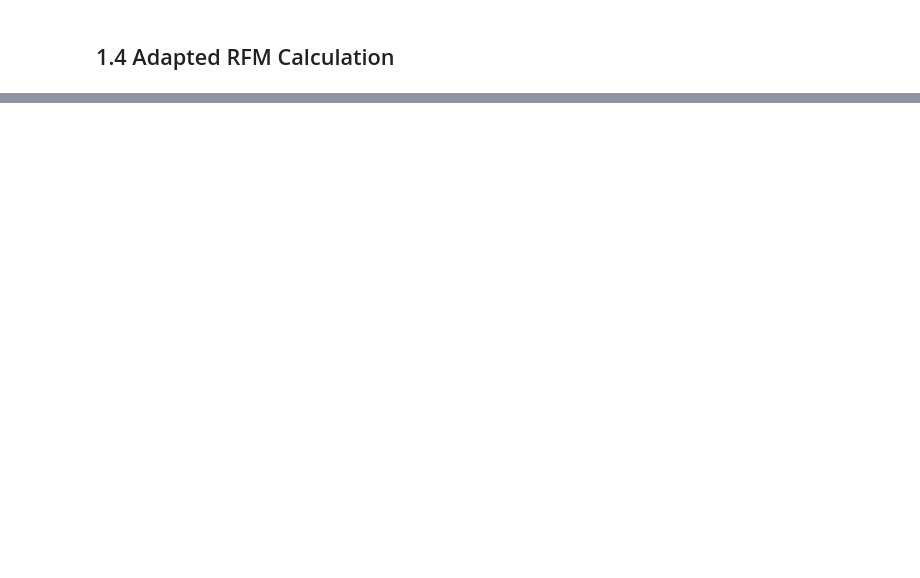
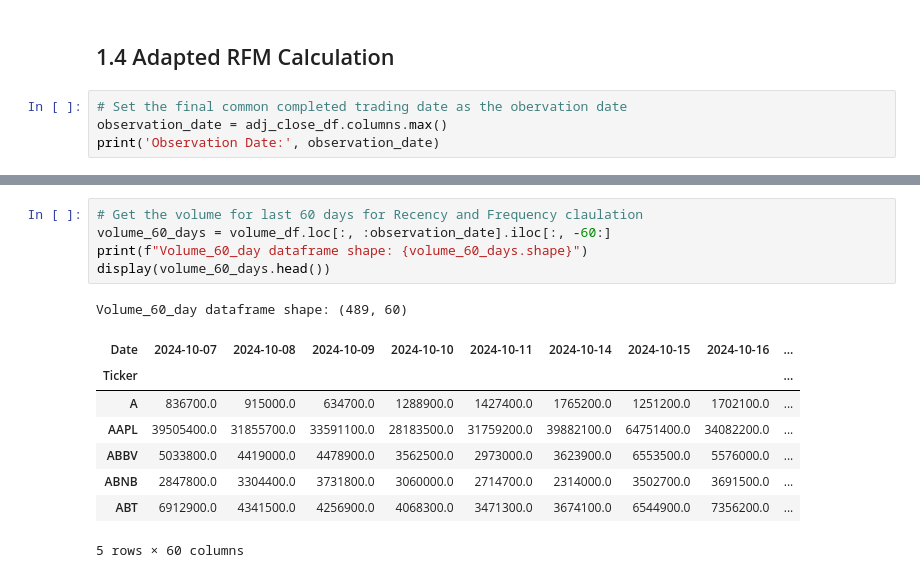
Before and after one commit to Govindu-Sathruwan/CRM-CM-CW1, a Jupyter notebook: CRM_&_CM_CW1.ipynb, the cells around one changed output, grey strips where cells are left out. Drawn from its saved outputs; the diff is of its cells as text; blank space fills up the shorter version.

Commit message:
Finish setting up data for RFM calculation, define unusually high volume days and calculate recency

```diff
--- a/CRM_&_CM_CW1.ipynb
+++ b/CRM_&_CM_CW1.ipynb
@@ -393,2 +396,6 @@ Rows remaining: 101296
 # %% [markdown]
 ## 1.4 Adapted RFM Calculation
+# %%
+# Set the final common completed trading date as the obervation date
+observation_date = adj_close_df.columns.max()
+print('Observation Date:', observation_date)
@@ -394,0 +404,15 @@ Rows remaining: 101296
+# %%
+# Get the volume for last 60 days for Recency and Frequency claulation
+volume_60_days = volume_df.loc[:, :observation_date].iloc[:, -60:]
+print(f"Volume_60_day dataframe shape: {volume_60_days.shape}")
+display(volume_60_days.head())
+# %% [output]
+Volume_60_day dataframe shape: (489, 60)
+| Date | 2024-10-07 | 2024-10-08 | 2024-10-09 | 2024-10-10 | 2024-10-11 | 2024-10-14 | 2024-10-15 | 2024-10-16 | ... |
+| Ticker |  |  |  |  |  |  |  |  | ... |
+| A | 836700.0 | 915000.0 | 634700.0 | 1288900.0 | 1427400.0 | 1765200.0 | 1251200.0 | 1702100.0 | ... |
+| AAPL | 39505400.0 | 31855700.0 | 33591100.0 | 28183500.0 | 31759200.0 | 39882100.0 | 64751400.0 | 34082200.0 | ... |
+| ABBV | 5033800.0 | 4419000.0 | 4478900.0 | 3562500.0 | 2973000.0 | 3623900.0 | 6553500.0 | 5576000.0 | ... |
+| ABNB | 2847800.0 | 3304400.0 | 3731800.0 | 3060000.0 | 2714700.0 | 2314000.0 | 3502700.0 | 3691500.0 | ... |
+| ABT | 6912900.0 | 4341500.0 | 4256900.0 | 4068300.0 | 3471300.0 | 3674100.0 | 6544900.0 | 7356200.0 | ... |
+5 rows × 60 columns
```
Also changed, not shown: parts of 17 cells of this notebook.
